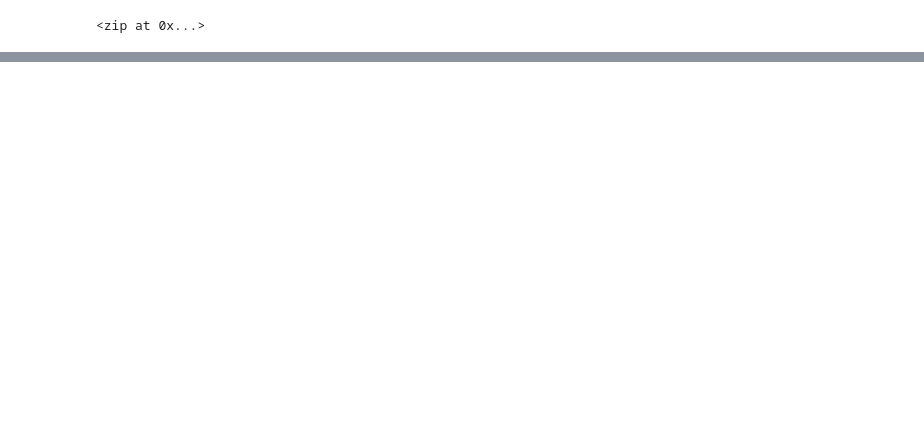
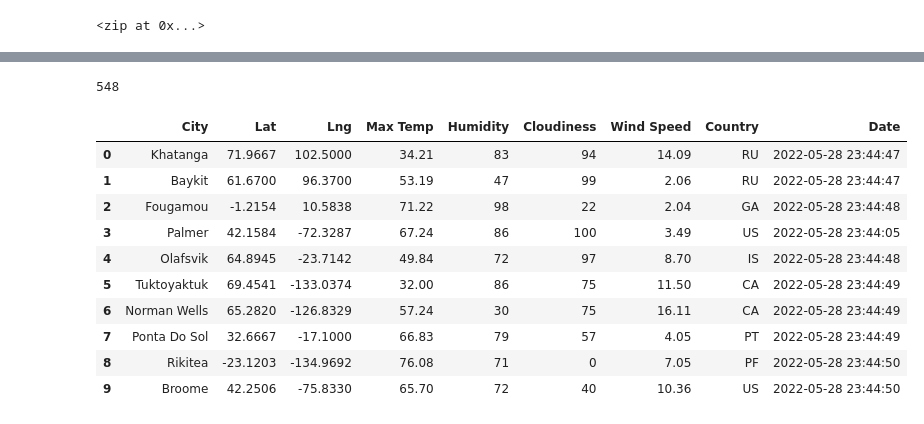
Before and after one commit to jenchick/World_Weather_Analysis, a Jupyter notebook: WeatherPy.ipynb, the cells around one changed output, grey strips where cells are left out. Saved outputs shown, nothing was run; the diff lists cells and outputs as text; code cells hidden in the pictures; blank space fills up the shorter version.

```diff
--- a/WeatherPy.ipynb
+++ b/WeatherPy.ipynb
@@ -5,0 +12,3 @@ import numpy as np
+# %%
+# Starting URL for Weather Map API Call.
+url = "http://api.openweathermap.org/data/2.5/weather?units=Imperial&APPID=" + weather_api_key
@@ -78,0 +172,20 @@ len(cities)
+# %%
+len(city_data)
+# %% [output]
+548
+# %%
+# Convert the array of dictionaries to a Pandas DataFrame.
+city_data_df = pd.DataFrame(city_data)
+city_data_df.head(10)
+# %% [output]
+|  | City | Lat | Lng | Max Temp | Humidity | Cloudiness | Wind Speed | Country | Date |
+| 0 | Khatanga | 71.9667 | 102.5000 | 34.21 | 83 | 94 | 14.09 | RU | 2022-05-28 23:44:47 |
+| 1 | Baykit | 61.6700 | 96.3700 | 53.19 | 47 | 99 | 2.06 | RU | 2022-05-28 23:44:47 |
+| 2 | Fougamou | -1.2154 | 10.5838 | 71.22 | 98 | 22 | 2.04 | GA | 2022-05-28 23:44:48 |
+| 3 | Palmer | 42.1584 | -72.3287 | 67.24 | 86 | 100 | 3.49 | US | 2022-05-28 23:44:05 |
+| 4 | Olafsvik | 64.8945 | -23.7142 | 49.84 | 72 | 97 | 8.70 | IS | 2022-05-28 23:44:48 |
+| 5 | Tuktoyaktuk | 69.4541 | -133.0374 | 32.00 | 86 | 75 | 11.50 | CA | 2022-05-28 23:44:49 |
+| 6 | Norman Wells | 65.2820 | -126.8329 | 57.24 | 30 | 75 | 16.11 | CA | 2022-05-28 23:44:49 |
+| 7 | Ponta Do Sol | 32.6667 | -17.1000 | 66.83 | 79 | 57 | 4.05 | PT | 2022-05-28 23:44:49 |
+| 8 | Rikitea | -23.1203 | -134.9692 | 76.08 | 71 | 0 | 7.05 | PF | 2022-05-28 23:44:50 |
+| 9 | Broome | 42.2506 | -75.8330 | 65.70 | 72 | 40 | 10.36 | US | 2022-05-28 23:44:50 |
```
Also changed, not shown: parts of 11 cells of this notebook, 3 other files.
